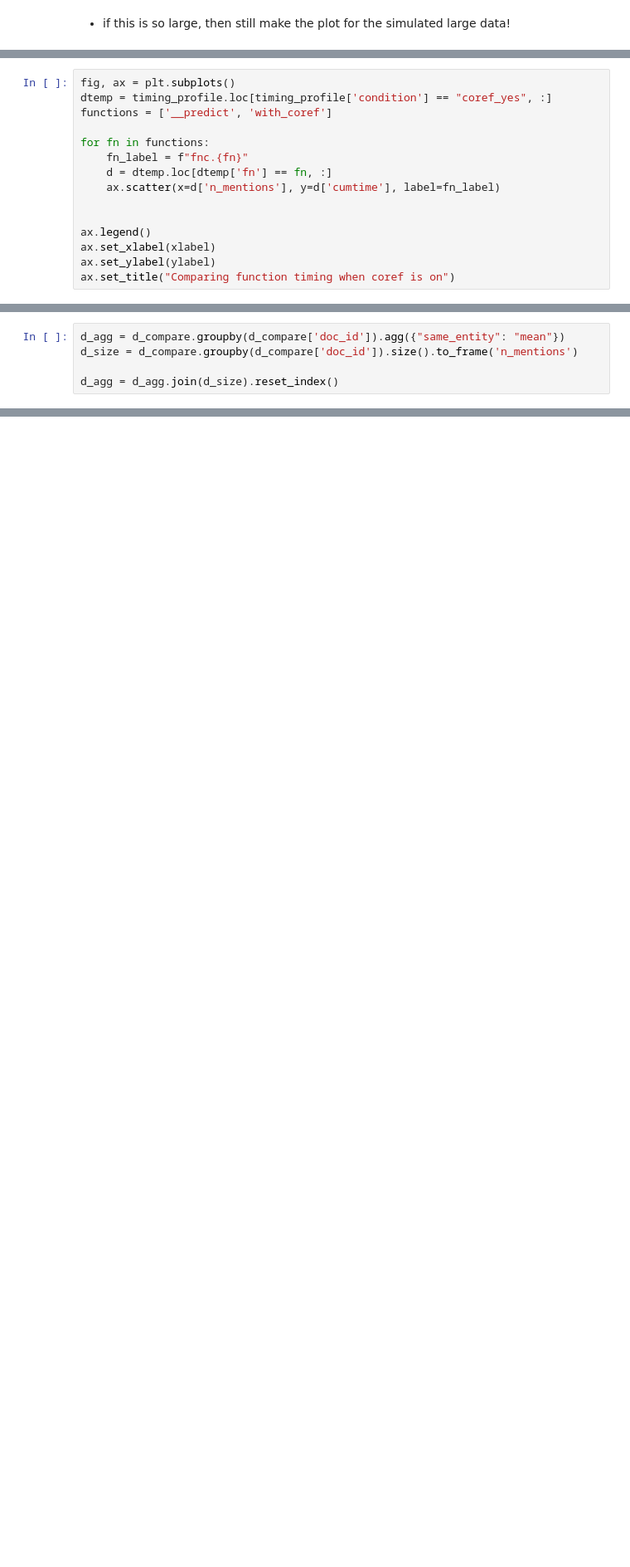
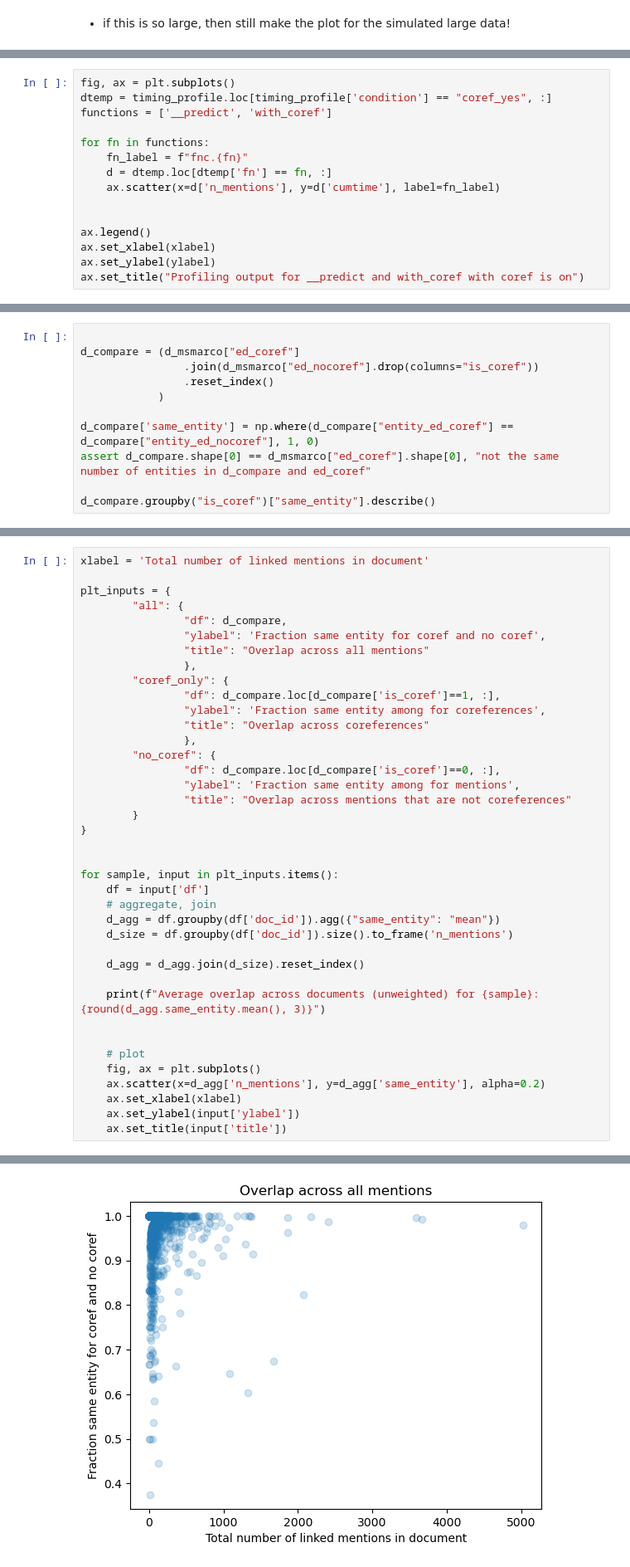
Before and after one commit to f-hafner/explore_coref, a Jupyter notebook: overview.ipynb, the cells around one changed output, grey strips where cells are left out. Shown at 83% size. Saved outputs shown, nothing was run; the diff lists cells and outputs as text; blank space fills up the shorter version.

```diff
--- a/overview.ipynb
+++ b/overview.ipynb
@@ -208,5 +237,5 @@ for fn in functions:
 ax.legend()
 ax.set_xlabel(xlabel)
 ax.set_ylabel(ylabel)
-ax.set_title("Comparing function timing when coref is on")
+ax.set_title("Profiling output for __predict and with_coref with coref is on")
 # %% [output]
@@ -305,5 +273,0 @@ Questions
-# %%
-d_agg = d_compare.groupby(d_compare['doc_id']).agg({"same_entity": "mean"})
-d_size = d_compare.groupby(d_compare['doc_id']).size().to_frame('n_mentions')
-
-d_agg = d_agg.join(d_size).reset_index()
@@ -404,0 +285,11 @@ ed_nocoref.describe()
+# %%
+
+d_compare = (d_msmarco["ed_coref"]
+                .join(d_msmarco["ed_nocoref"].drop(columns="is_coref"))
+                .reset_index()
+            )
+
+d_compare['same_entity'] = np.where(d_compare["entity_ed_coref"] == d_compare["entity_ed_nocoref"], 1, 0)
+assert d_compare.shape[0] == d_msmarco["ed_coref"].shape[0], "not the same number of entities in d_compare and ed_coref"
+
+d_compare.groupby("is_coref")["same_entity"].describe()
@@ -404,0 +301,40 @@ ed_nocoref.describe()
+# %%
+xlabel = 'Total number of linked mentions in document'
+
+plt_inputs = {
+        "all": {
+                "df": d_compare,
+                "ylabel": 'Fraction same entity for coref and no coref',
+                "title": "Overlap across all mentions"
+                },
+        "coref_only": {
+                "df": d_compare.loc[d_compare['is_coref']==1, :],
+                "ylabel": 'Fraction same entity among for coreferences',
+                "title": "Overlap across coreferences"
+                },
+        "no_coref": {
+                "df": d_compare.loc[d_compare['is_coref']==0, :],
+                "ylabel": 'Fraction same entity among for mentions',
+                "title": "Overlap across mentions that are not coreferences"
+        }
+}
+
+
+for sample, input in plt_inputs.items():
+    df = input['df']
+    # aggregate, join
+    d_agg = df.groupby(df['doc_id']).agg({"same_entity": "mean"})
+    d_size = df.groupby(df['doc_id']).size().to_frame('n_mentions')
+
+    d_agg = d_agg.join(d_size).reset_index()
+
+    print(f"Average overlap across documents (unweighted) for {sample}: {round(d_agg.same_entity.mean(), 3)}")
+
+
+    # plot
+    fig, ax = plt.subplots()
+    ax.scatter(x=d_agg['n_mentions'], y=d_agg['same_entity'], alpha=0.2)
+    ax.set_xlabel(xlabel)
+    ax.set_ylabel(input['ylabel'])
+    ax.set_title(input['title'])
+# %% [output]
@@ -404,0 +344 @@ ed_nocoref.describe()
+[figure, added]
```
Also changed, not shown: parts of 36 cells of this notebook, 1 other file.
